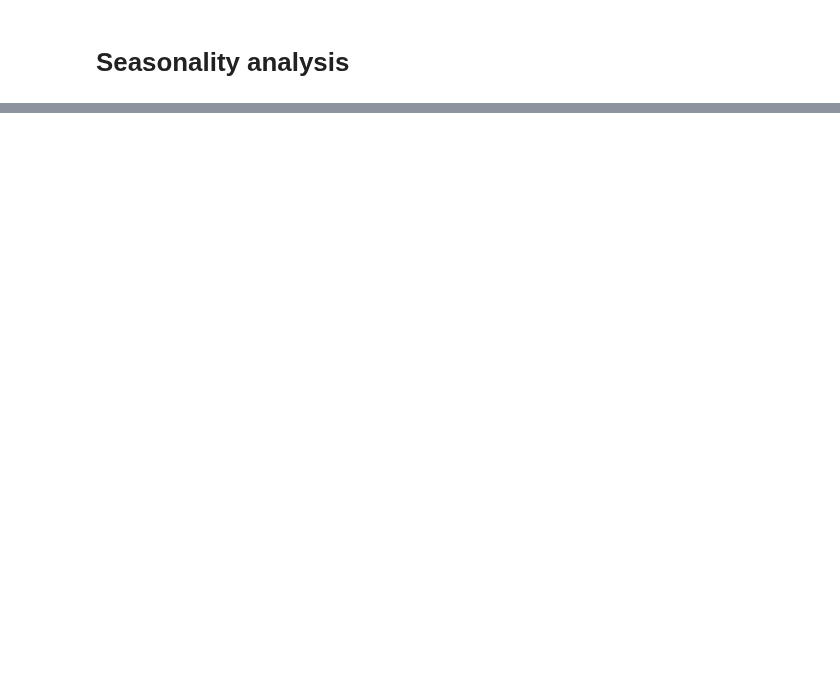
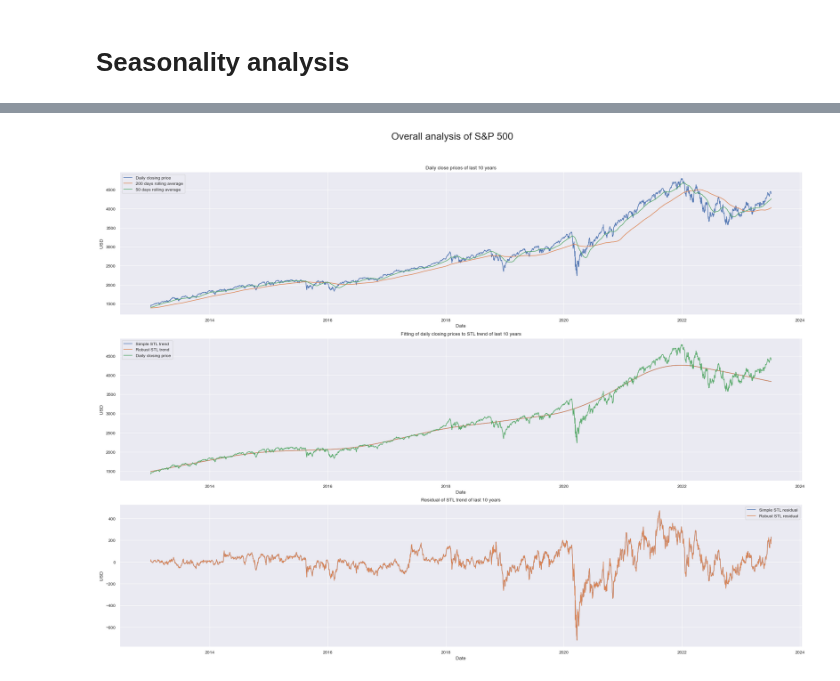
Before and after one commit to marco-sorich/FinSea, a Jupyter notebook: seasonality.ipynb, the cells around one changed output, grey strips where cells are left out. Drawn from its saved outputs; the diff is of its cells as text; code cells hidden in the pictures; blank space fills up the shorter version.

```diff
--- a/seasonality.ipynb
+++ b/seasonality.ipynb
@@ -329,0 +298,45 @@ fig.tight_layout()
+# %%
+# setup general figure size
+generalPlotWidth = 20
+generalSubPlotHight = 5
+
+rolling_narrow_resolution = 50
+rolling_wide_resolution = 200
+
+numSubPlots = 3
+fig, axs = plt.subplots(numSubPlots, 1, figsize=(generalPlotWidth, generalSubPlotHight*numSubPlots), layout="constrained")
+sns.set_theme('paper')
+fig.suptitle(f'Overall analysis of {ticker.info["longName"]}\n\n', fontsize=20)
+
+currentAxis = 0
+
+# Plot overall closing prices of last x years
+overallDf = pd.DataFrame(data=df)
+overallDf[f'{rolling_wide_resolution} days rolling average'] = overallDf['Close'].rolling(rolling_wide_resolution).mean()
+overallDf[f'{rolling_narrow_resolution} days rolling average'] = overallDf['Close'].rolling(rolling_narrow_resolution).mean()
+overallDf.rename(columns={'Close':'Daily closing price'}, inplace=True)
+overallDf = overallDf[rangeMax5yrs.min():pd.to_datetime('today')]
+sns.lineplot(data=overallDf, dashes=False, ax=axs[currentAxis], legend='full')
+axs[currentAxis].set_title(f'Daily close prices of last {rangeNumOfYears} years')
+axs[currentAxis].set_ylabel(ticker.info['currency'])
+currentAxis += 1
+
+
+# Plot overall closing prices of last x years with STL trend
+overallDf = pd.DataFrame(data=trendDecompDf)
+overallDf = overallDf[rangeMax5yrs.min():pd.to_datetime('today')]
+overallDf['Daily closing price'] = df[rangeMax5yrs.min():pd.to_datetime('today')]['Close']
+sns.lineplot(data=overallDf, dashes=False, ax=axs[currentAxis], legend='full')
+axs[currentAxis].set_title(f'Fitting of daily closing prices to STL trend of last {rangeNumOfYears} years')
+axs[currentAxis].set_ylabel(ticker.info['currency'])
+currentAxis += 1
+
+
+# Plot overall STL residual of last x years with STL trend
+overallDf = pd.DataFrame(data=residDecompDf)
+sns.lineplot(data=overallDf[['Simple STL residual', 'Robust STL residual']], dashes=False, ax=axs[currentAxis], legend='full')
+axs[currentAxis].set_title(f'Residual of STL trend of last {rangeNumOfYears} years')
+axs[currentAxis].set_ylabel(ticker.info['currency'])
+currentAxis += 1
+# %% [output]
+[figure, added]
```
Also changed, not shown: parts of 7 cells of this notebook.
